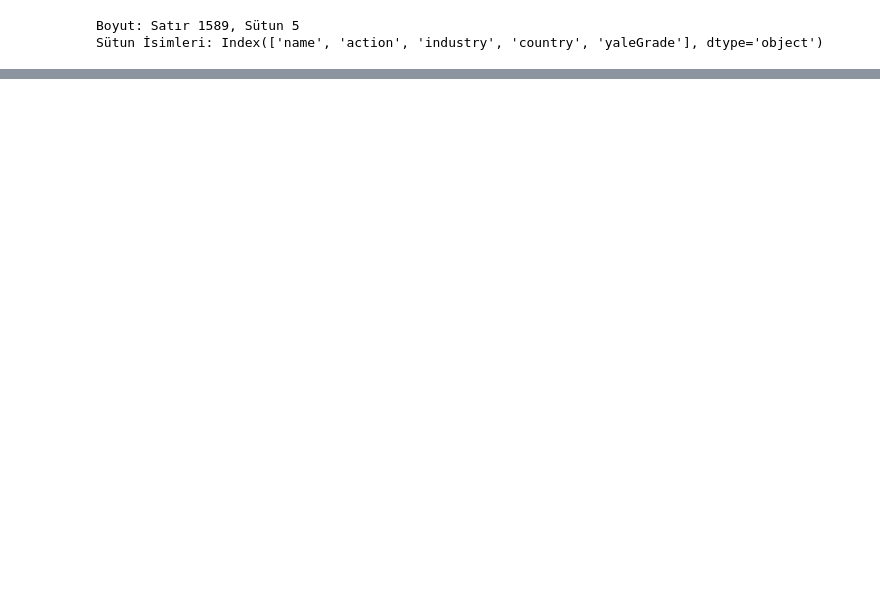
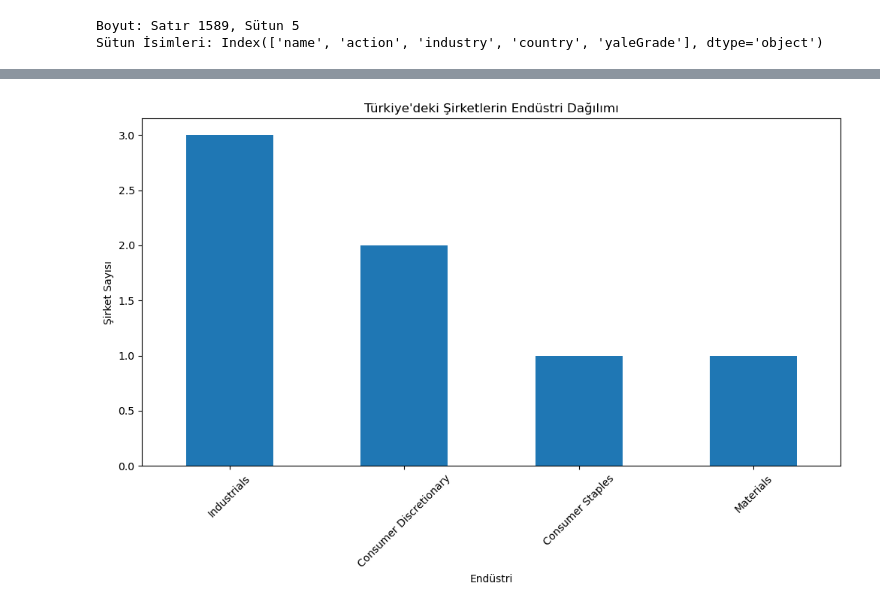
Before and after one commit to meteulken/Kodluyoruz-HiKod_02, a Jupyter notebook: Week6/Final_Project/Untitled.ipynb, the cells around one changed output, grey strips where cells are left out. Cells and saved outputs as stored; diff of their text form; code cells hidden in the pictures; blank space fills up the shorter version.

```diff
--- a/Week6/Final_Project/Untitled.ipynb
+++ b/Week6/Final_Project/Untitled.ipynb
@@ -27,0 +72,16 @@ plt.show()
+# %%
+turkey_data = veri[veri['country'] == 'Turkey']
+
+# Türkiye'deki endüstri dağılımını hesaplayın
+industry_counts = turkey_data['industry'].value_counts()
+
+# Verileri görselleştirin
+plt.figure(figsize=(12, 6))
+industry_counts.plot(kind='bar')
+plt.xlabel('Endüstri')
+plt.ylabel('Şirket Sayısı')
+plt.title('Türkiye\'deki Şirketlerin Endüstri Dağılımı')
+plt.xticks(rotation=45)
+plt.show()
+# %% [output]
+[figure, added]
```
Also changed, not shown: parts of 18 cells of this notebook.
